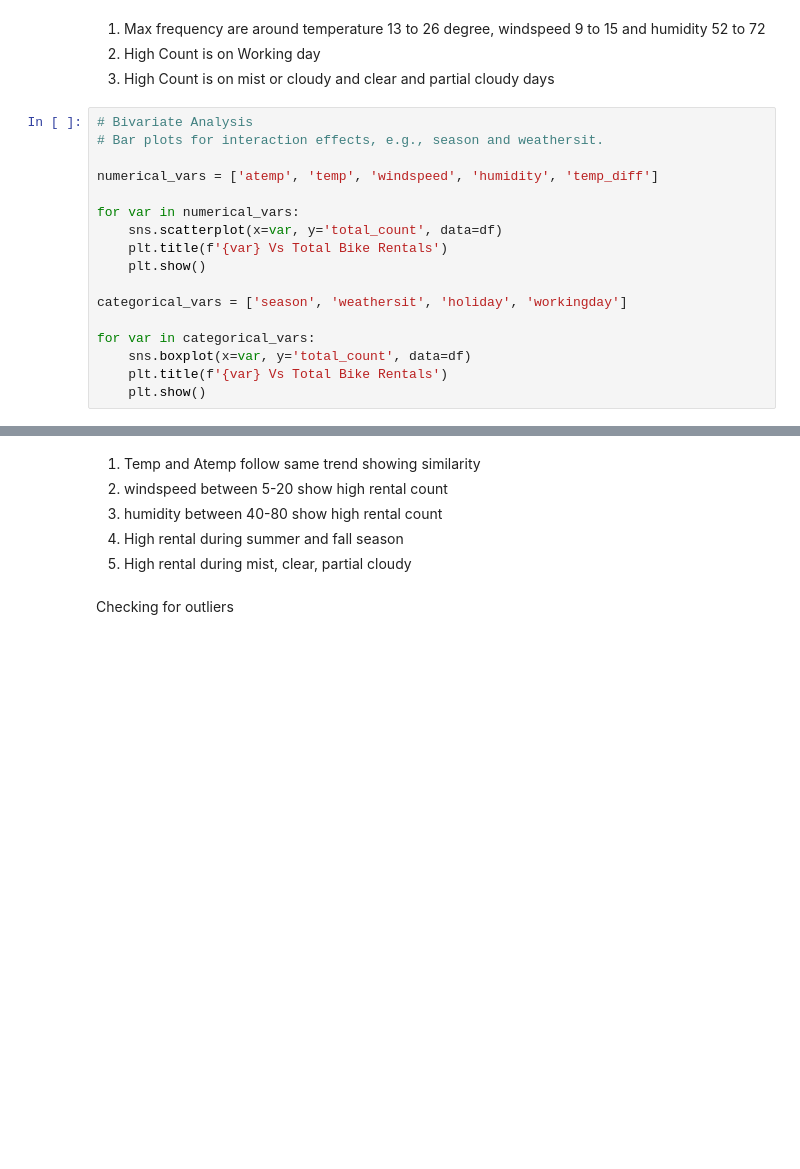
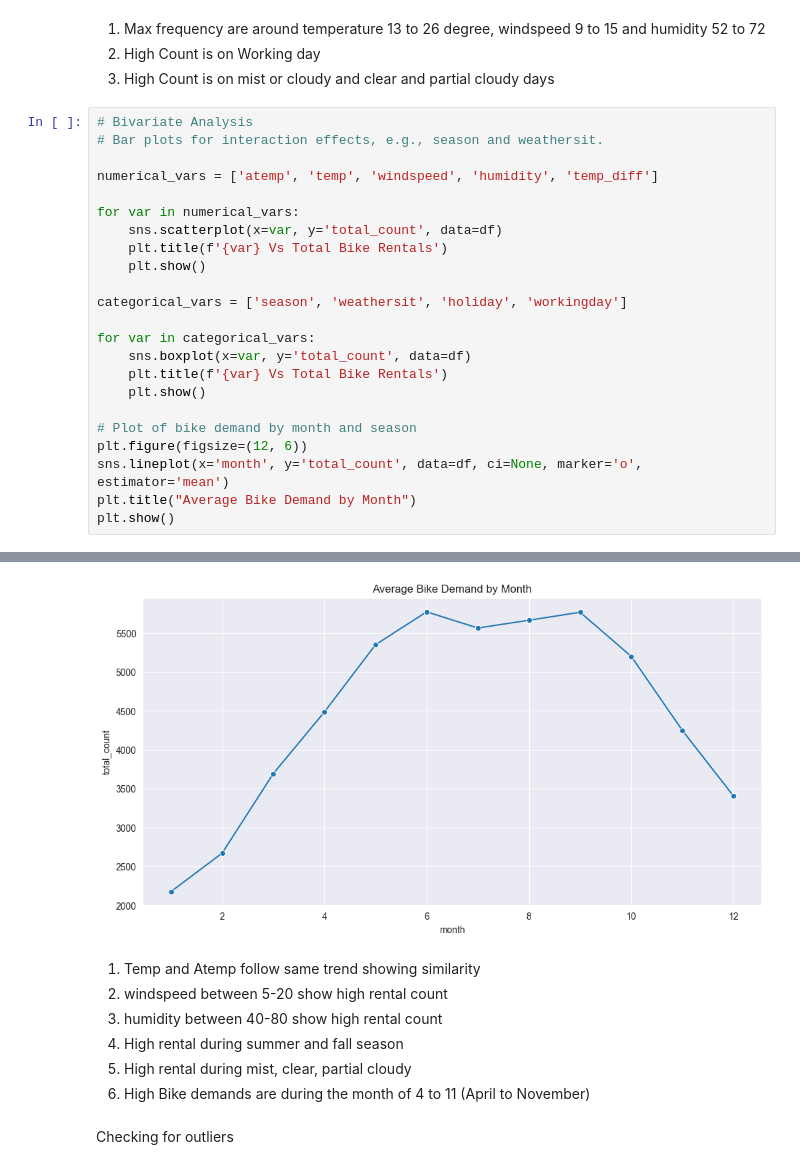
Before and after one commit to vijaykumar-qait/Linear-Regression-Bike-Sharing-Assignment, a Jupyter notebook: Bike_Sharing_Assignment_Vijay_Kumar.ipynb, the cells around one changed output, grey strips where cells are left out. Saved outputs shown, nothing was run; the diff lists cells and outputs as text; blank space fills up the shorter version.

```diff
--- a/Bike_Sharing_Assignment_Vijay_Kumar.ipynb
+++ b/Bike_Sharing_Assignment_Vijay_Kumar.ipynb
@@ -260,36 +260,44 @@ df[numerical_vars].describe()
 # %%
 # Bivariate Analysis
 # Bar plots for interaction effects, e.g., season and weathersit.
 
 numerical_vars = ['atemp', 'temp', 'windspeed', 'humidity', 'temp_diff']
 
 for var in numerical_vars:
     sns.scatterplot(x=var, y='total_count', data=df)
     plt.title(f'{var} Vs Total Bike Rentals')
     plt.show()
 
 categorical_vars = ['season', 'weathersit', 'holiday', 'workingday']
 
 for var in categorical_vars:
     sns.boxplot(x=var, y='total_count', data=df)
     plt.title(f'{var} Vs Total Bike Rentals')
     plt.show()
+
+# Plot of bike demand by month and season
+plt.figure(figsize=(12, 6))
+sns.lineplot(x='month', y='total_count', data=df, ci=None, marker='o', estimator='mean')
+plt.title("Average Bike Demand by Month")
+plt.show()
 # %% [output]
 [figure]
 [figure]
 [figure]
 [figure]
 [figure]
 [figure]
 [figure]
 [figure]
 [figure]
+[figure, added]
 # %% [markdown]
 1. Temp and Atemp follow same trend showing similarity
 2. windspeed between 5-20 show high rental count
 3. humidity between 40-80 show high rental count
 4. High rental during summer and fall season
 5. High rental during mist, clear, partial cloudy
+6. High Bike demands are during the month of 4 to 11 (April to November)
 # %% [markdown]
 Checking for outliers
 # %%
```
Also changed, not shown: parts of 27 cells of this notebook, 1 other file.
